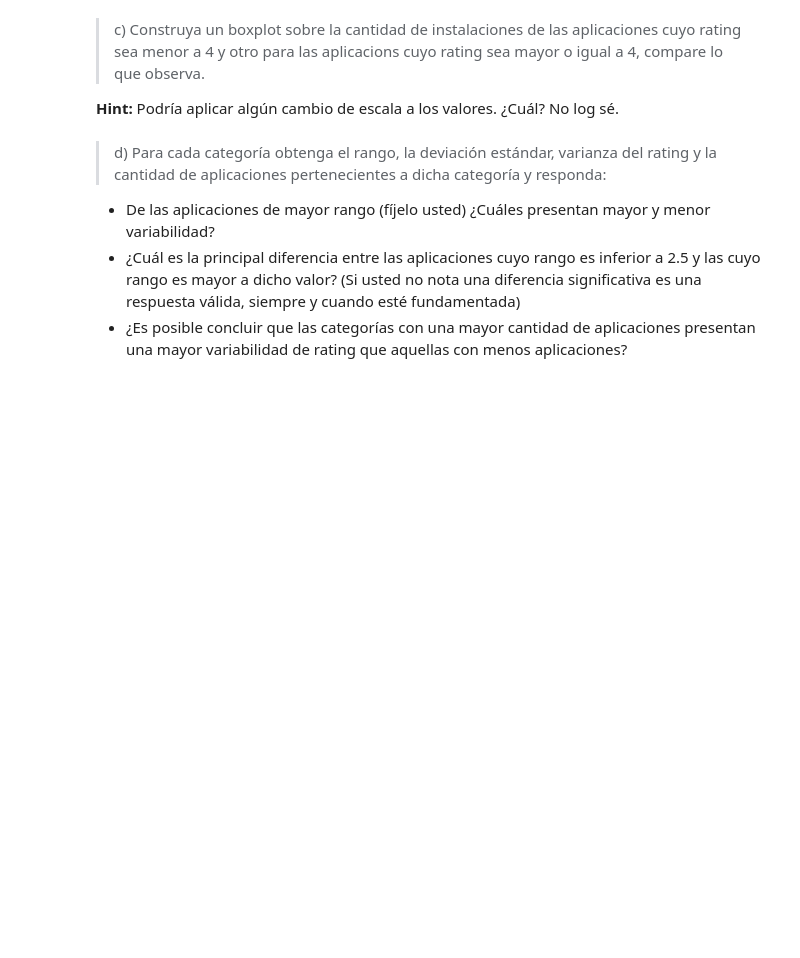
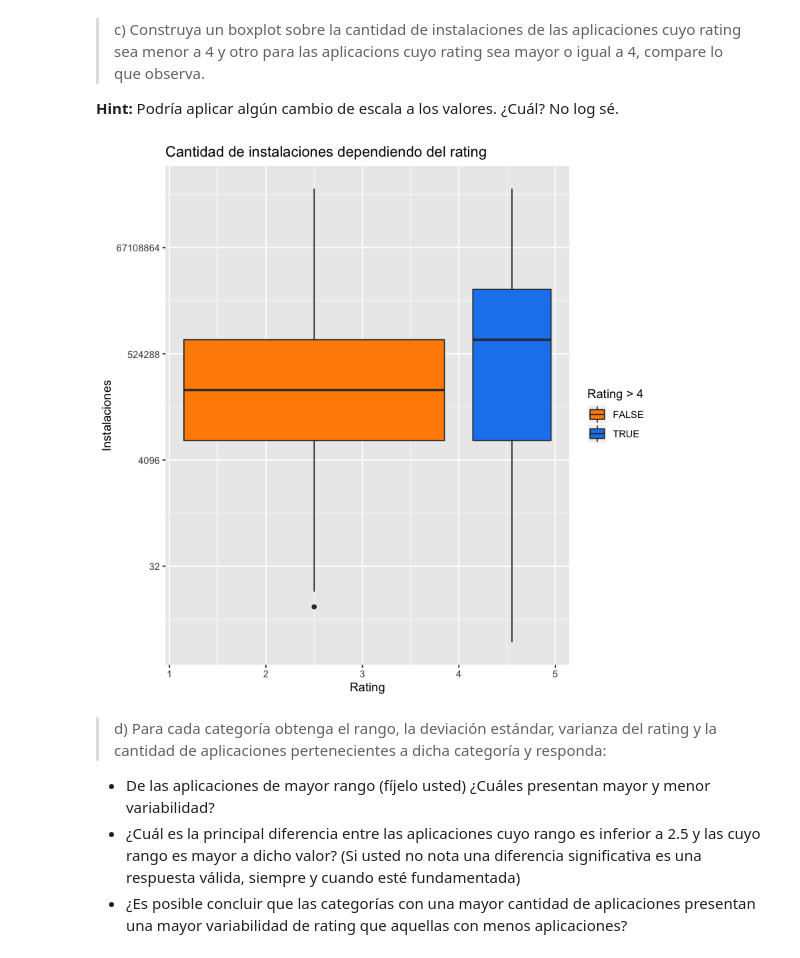
Before and after one commit to jpjorquera/Lab1-Estaca, a Jupyter notebook: Laboratorio 1.ipynb, the cells around one changed output. Saved outputs shown, nothing was run; the diff lists cells and outputs as text; code cells hidden in the pictures; blank space fills up the shorter version.

```diff
--- a/Laboratorio 1.ipynb
+++ b/Laboratorio 1.ipynb
@@ -134,16 +183,20 @@ plot(medical$Rating)
 
 **Hint:** Podría aplicar algún cambio de escala a los valores. ¿Cuál? No log sé.
 # %%
-# Instalaciones.
-datos$Installs <- as.numeric(datos$Installs)
+# Instalaciones
+
 #Los valores no concuerdan , no es esta conversión
+library(ggplot2)
+library(scales)
 
-library(ggplot2)
+
 #boxplot
-ggplot(datos, aes(x=Rating, y=Installs, fill=Rating>4))+ ggtitle("Cantidad de instalaciones dependiendo del rating") +
+ggplot(datos, aes(x=Rating, y=install$Installs, fill=Rating>4))+ ggtitle("Cantidad de instalaciones dependiendo del rating") +
     geom_boxplot() +
-    xlab("Rating") + ylab("Instalaciones") + scale_y_continuous(trans = log2_trans()) +
+ xlab("Rating") + ylab("Instalaciones") + scale_y_continuous(trans = log2_trans()) +
     scale_fill_manual(values=c("darkorange","dodgerblue2"))
+# %% [output]
+[figure, added]
 # %% [markdown]
 >d) Para cada categoría obtenga el rango, la deviación estándar, varianza del rating y la cantidad de aplicaciones pertenecientes a dicha categoría y responda:
 
```
Also changed, not shown: parts of 25 cells of this notebook.
